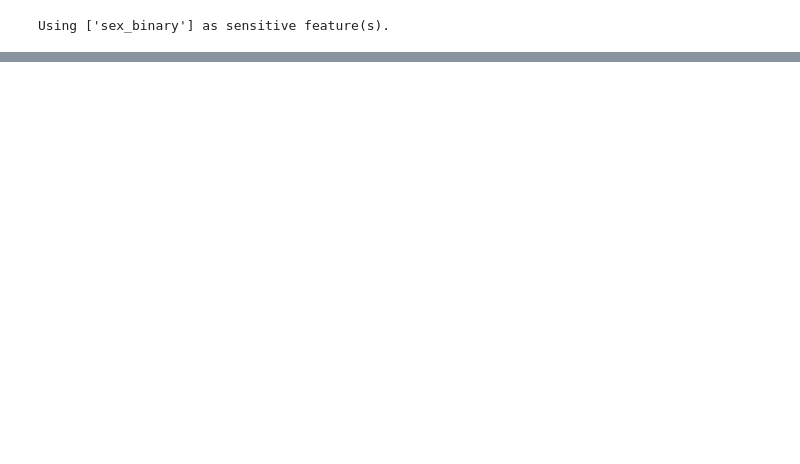
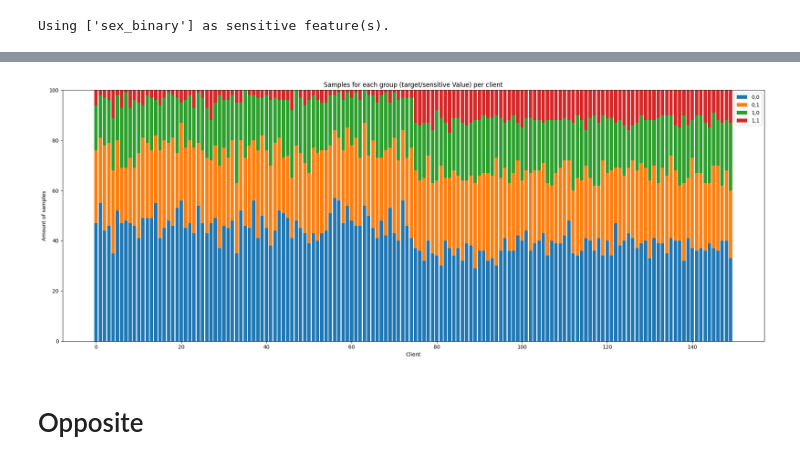
Before and after one commit to lucacorbucci/PUFFLE, a Jupyter notebook: dutch.ipynb, the cells around one changed output, grey strips where cells are left out. Drawn from its saved outputs; the diff is of its cells as text; code cells hidden in the pictures; blank space fills up the shorter version.

```diff
--- a/dutch.ipynb
+++ b/dutch.ipynb
@@ -532,3 +613,33 @@ Using ['sex_binary'] as sensitive feature(s).
+# %%
+
+counter_groups = [Counter(client_data) for client_data in clients_target_sensitive]
+
+counter_group_0_0 = [counter[(0, 0.0)] for counter in counter_groups]
+counter_group_0_1 = [counter[(0, 1.0)] for counter in counter_groups]
+counter_group_1_0 = [counter[(1, 0.0)] for counter in counter_groups]
+counter_group_1_1 = [counter[(1, 1.0)] for counter in counter_groups]
+
+ # plot a barplot with counter_group_0_0, counter_group_0_1, counter_group_1_0, counter_group_1_1
+ # for each client in the same plot
+plt.figure(figsize=(20, 8))
+
+plt.bar(range(len(counter_group_0_0)), counter_group_0_0)
+plt.bar(range(len(counter_group_0_1)), counter_group_0_1, bottom=counter_group_0_0)
+plt.bar(range(len(counter_group_1_0)), counter_group_1_0, bottom=[sum(x) for x in zip(counter_group_0_0, counter_group_0_1)])
+plt.bar(range(len(counter_group_1_1)), counter_group_1_1, bottom=[sum(x) for x in zip(counter_group_0_0, counter_group_0_1, counter_group_1_0)])
+
+
+plt.xlabel("Client")
+plt.ylabel("Amount of samples")
+plt.title("Samples for each group (target/sensitive Value) per client")
+plt.legend(["0,0", "0,1", "1,0", "1,1"])
+# font size 20
+plt.rcParams.update({'font.size': 20})
+plt.tight_layout()
+# %% [output]
+[figure, added]
+# %% [markdown]
+# Opposite
 # %%
 nodes = generate_clients_biased_data_mod(X, y, z, approach="representative", num_nodes=150, ratio_unfair_nodes=0.5, opposite_direction=True, ratio_unfairness=(0.7, 0.8), group_to_reduce=(0,1), group_to_increment=(1,1), number_of_samples_per_node=300, opposite_group_to_reduce=(0,0), opposite_group_to_increment=(1,0), opposite_ratio_unfairness=(0.6, 0.8))
 disparities = compute_disparities_debug(nodes)
```
Also changed, not shown: parts of 22 cells of this notebook, 3 other files.
